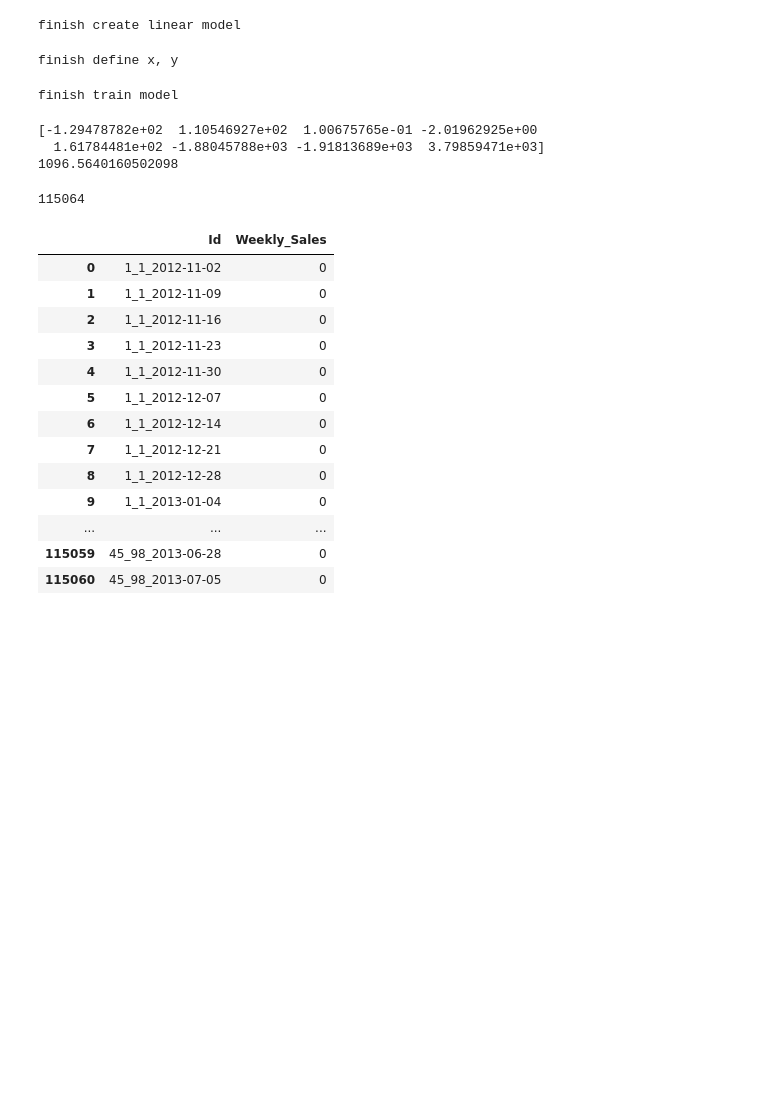
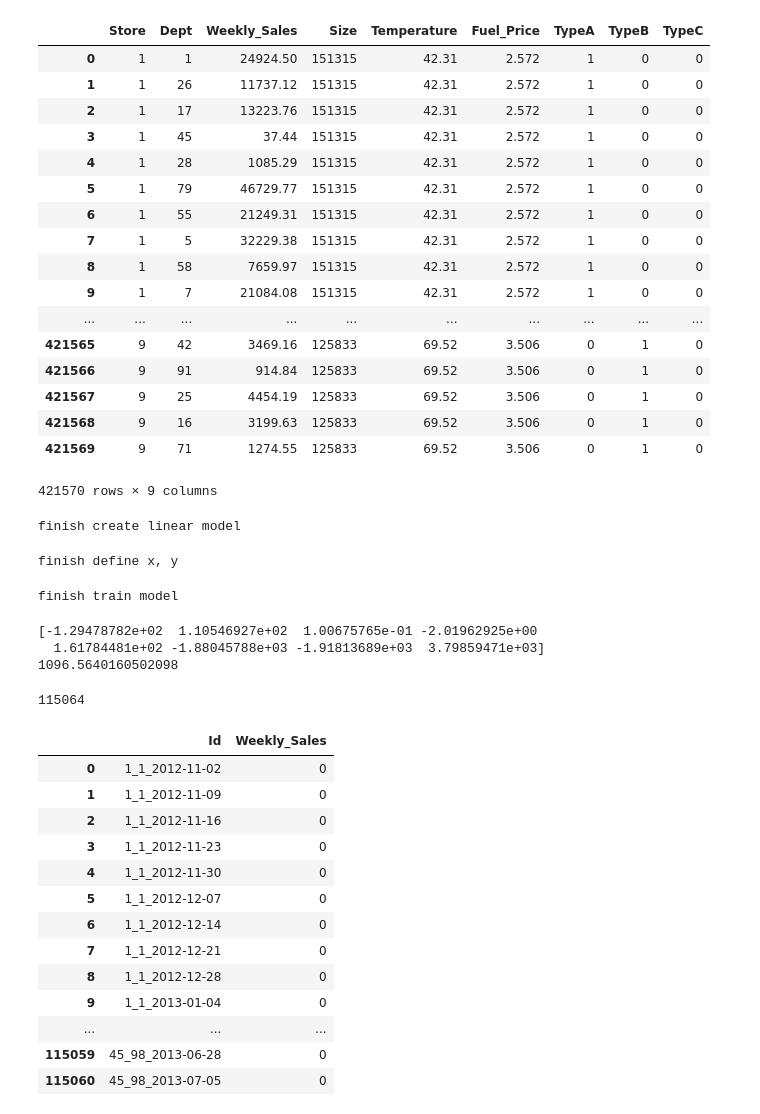
Before and after one commit to ammyblabla/walmart_weekly_sell, a Jupyter notebook: linear model.ipynb, the cells around one changed output. Saved outputs shown, nothing was run; the diff lists cells and outputs as text; code cells hidden in the pictures; blank space fills up the shorter version.

```diff
--- a/linear model.ipynb
+++ b/linear model.ipynb
@@ -5,6 +5,27 @@ from preprocess import *
 df,x,y = preprocess_train('dataset/trainMerged.csv')
 # %%
 # df.to_csv('dataset/processing_data.csv', index=False)
+# %%
+df
+# %% [output]
+|  | Store | Dept | Weekly_Sales | Size | Temperature | Fuel_Price | TypeA | TypeB | TypeC |
+| 0 | 1 | 1 | 24924.50 | 151315 | 42.31 | 2.572 | 1 | 0 | 0 |
+| 1 | 1 | 26 | 11737.12 | 151315 | 42.31 | 2.572 | 1 | 0 | 0 |
+| 2 | 1 | 17 | 13223.76 | 151315 | 42.31 | 2.572 | 1 | 0 | 0 |
+| 3 | 1 | 45 | 37.44 | 151315 | 42.31 | 2.572 | 1 | 0 | 0 |
+| 4 | 1 | 28 | 1085.29 | 151315 | 42.31 | 2.572 | 1 | 0 | 0 |
+| 5 | 1 | 79 | 46729.77 | 151315 | 42.31 | 2.572 | 1 | 0 | 0 |
+| 6 | 1 | 55 | 21249.31 | 151315 | 42.31 | 2.572 | 1 | 0 | 0 |
+| 7 | 1 | 5 | 32229.38 | 151315 | 42.31 | 2.572 | 1 | 0 | 0 |
+| 8 | 1 | 58 | 7659.97 | 151315 | 42.31 | 2.572 | 1 | 0 | 0 |
+| 9 | 1 | 7 | 21084.08 | 151315 | 42.31 | 2.572 | 1 | 0 | 0 |
+| ... | ... | ... | ... | ... | ... | ... | ... | ... | ... |
+| 421565 | 9 | 42 | 3469.16 | 125833 | 69.52 | 3.506 | 0 | 1 | 0 |
+| 421566 | 9 | 91 | 914.84 | 125833 | 69.52 | 3.506 | 0 | 1 | 0 |
+| 421567 | 9 | 25 | 4454.19 | 125833 | 69.52 | 3.506 | 0 | 1 | 0 |
+| 421568 | 9 | 16 | 3199.63 | 125833 | 69.52 | 3.506 | 0 | 1 | 0 |
+| 421569 | 9 | 71 | 1274.55 | 125833 | 69.52 | 3.506 | 0 | 1 | 0 |
+421570 rows × 9 columns
 # %%
 reg = linear_model.Ridge (alpha = .5)
 print('finish create linear model')
```
Also changed, not shown: 1 other file.
